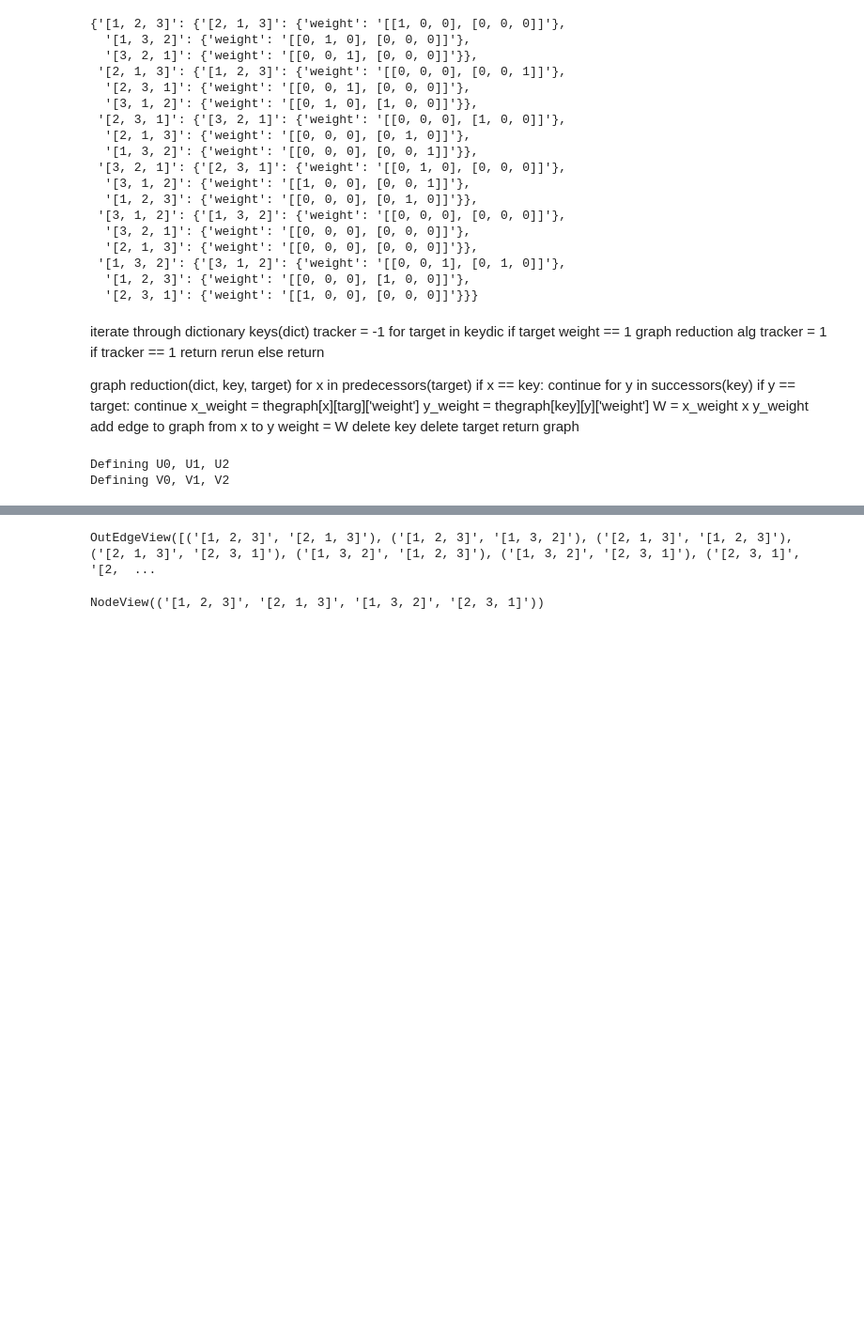
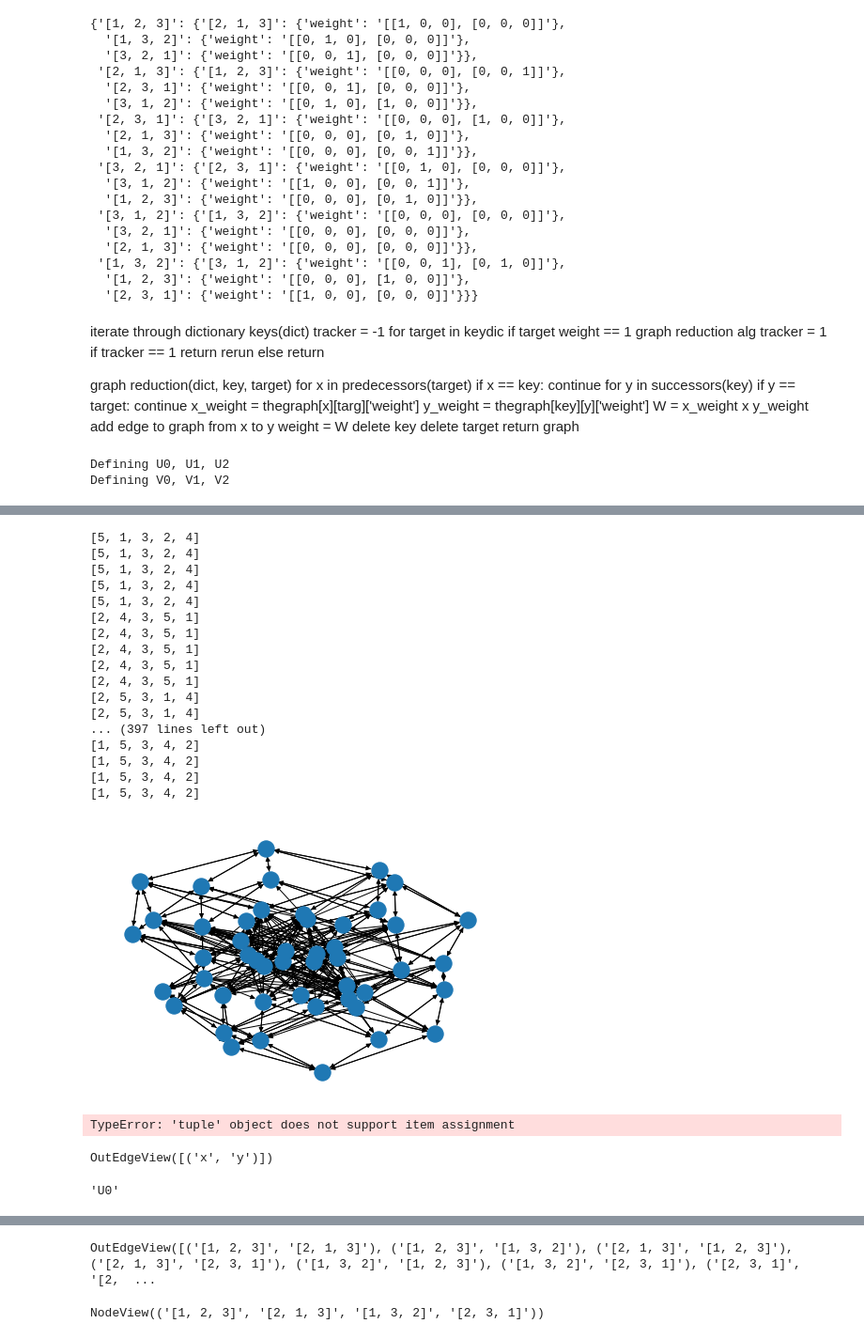
Before and after one commit to CStClairMath/GridTools, a Jupyter notebook: Grid Tools/CinfProcessing.ipynb, the cells around one changed output, grey strips where cells are left out. Shown at 94% size. Cells and saved outputs as stored; diff of their text form; code cells hidden in the pictures; blank space fills up the shorter version.

Commit message:
Improved Types in Cinf
Adapted function to compute cinf as networkx graph.

Changed edge weight to diffweight to support exporting to gml and smoother conversions.

```diff
--- a/Grid Tools/CinfProcessing.ipynb
+++ b/Grid Tools/CinfProcessing.ipynb
@@ -175,7 +207,7 @@ def graph_red_search(given_graph):
 
         for target in given_graph[key]:
 
-            if given_graph[key][target]['weight'] == 1:
+            if given_graph[key][target]['diffweight'] == 1:
                 given_graph = graph_reduction(given_graph, key, target)
                 return graph_red_search(given_graph)
 
@@ -190,13 +222,13 @@ def graph_reduction(given_graph, key, target):
         for y in given_graph.successors(key):
 
             if y == target: continue
-            x_weight = given_graph[x][target]['weight']
-            y_weight = given_graph[key][y]['weight']
+            x_weight = given_graph[x][target]['diffweight']
+            y_weight = given_graph[key][y]['diffweight']
             red_weight = x_weight * y_weight
-            given_graph.add_edge(x,y,weight=red_weight)
+            given_graph.add_edge(x,y,diffweight=red_weight)
 
-    given_graph.remove_node(x)
-    given_graph.remove_node(y)
+    given_graph.remove_node(key)
+    given_graph.remove_node(target)
     return given_graph
 # %%
 thering = cinf_coeff(3)
@@ -216,0 +273,2 @@ Defining V0, V1, V2
+# %%
+nxG = construct_cinf(g)
@@ -216,0 +278,8 @@ Defining V0, V1, V2
+# %%
+resg = graph_red_search(nxG)
+# %%
+for x,y in resg.edges():
+    print(x)
+    resg[x][y]['diffweight'] = resg[x][y]['diffweight'].subs(V1=V0,V2=V0,V3=V0,V4=V0,U1=U0,U2=U0,U3=U0,U4=U0)
+    if resg[x][y]['diffweight'] == 0:
+        resg.remove_edge[x][y]
@@ -216,0 +306,25 @@ Defining V0, V1, V2
+# %%
+nx.draw(resg)
+for x,y in resg.edges():
+    print(x)
+    resg[x][y]['diffweight'] = str(resg[x][y]['diffweight'])
+nx.write_gml(resg, 'pleasegod.gml')
+# %% [output]
+[5, 1, 3, 2, 4]
+[5, 1, 3, 2, 4]
+[5, 1, 3, 2, 4]
+[5, 1, 3, 2, 4]
+[5, 1, 3, 2, 4]
+[2, 4, 3, 5, 1]
+[2, 4, 3, 5, 1]
+[2, 4, 3, 5, 1]
+[2, 4, 3, 5, 1]
+[2, 4, 3, 5, 1]
+[2, 5, 3, 1, 4]
+[2, 5, 3, 1, 4]
+... (397 lines left out)
+[1, 5, 3, 4, 2]
+[1, 5, 3, 4, 2]
+[1, 5, 3, 4, 2]
+[1, 5, 3, 4, 2]
+[figure, added]
@@ -216,0 +333,6 @@ Defining V0, V1, V2
+# %%
+redg = graph_red_search(nxcomp)
+for edge in redg.edges():
+    redg
+# %% [output]
+TypeError: 'tuple' object does not support item assignment
@@ -216,0 +345,8 @@ Defining V0, V1, V2
+# %%
+testg.edges()
+# %% [output]
+OutEdgeView([('x', 'y')])
+# %%
+testg['x']['y']['diffweight']
+# %% [output]
+'U0'
```
Also changed, not shown: parts of 49 cells of this notebook, 3 other files.
